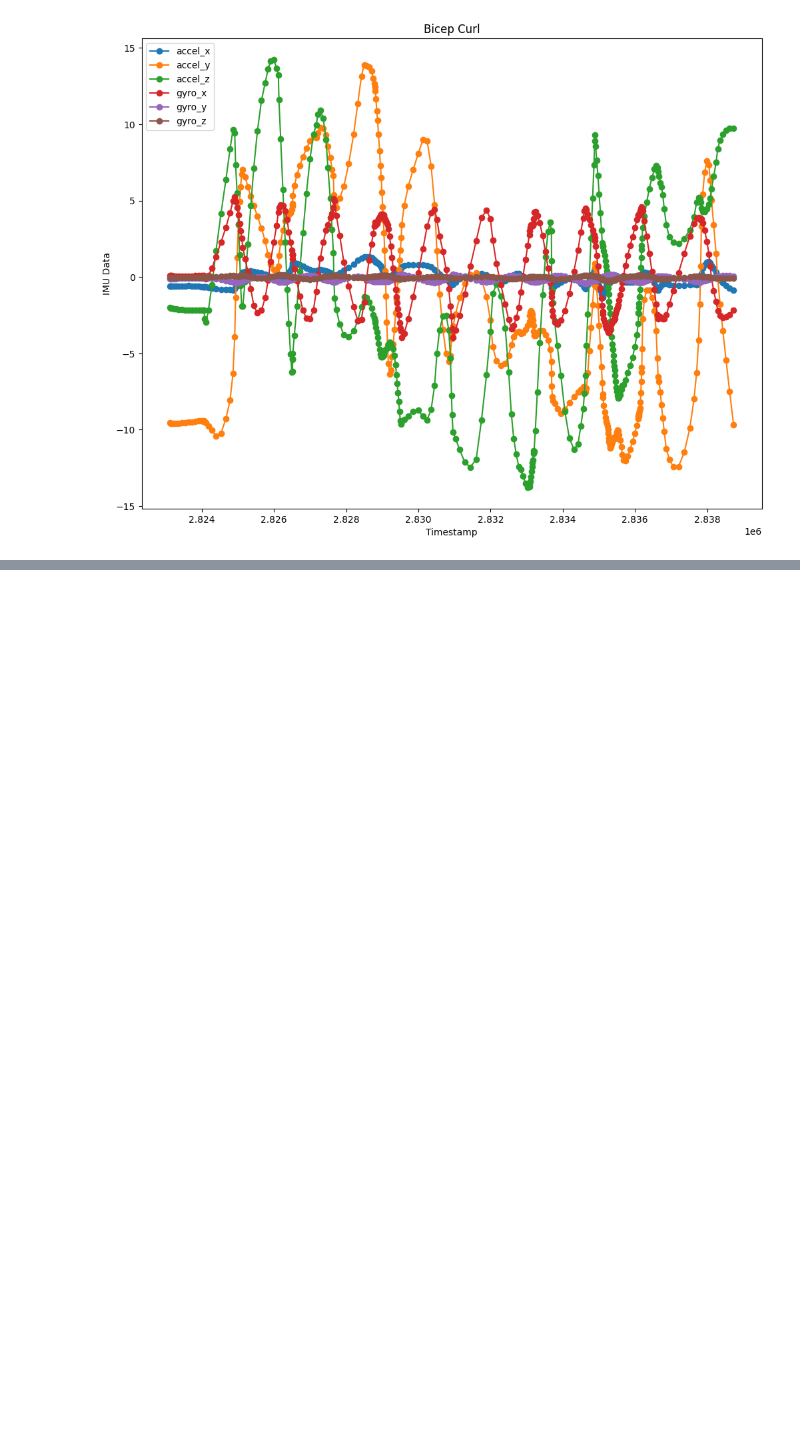
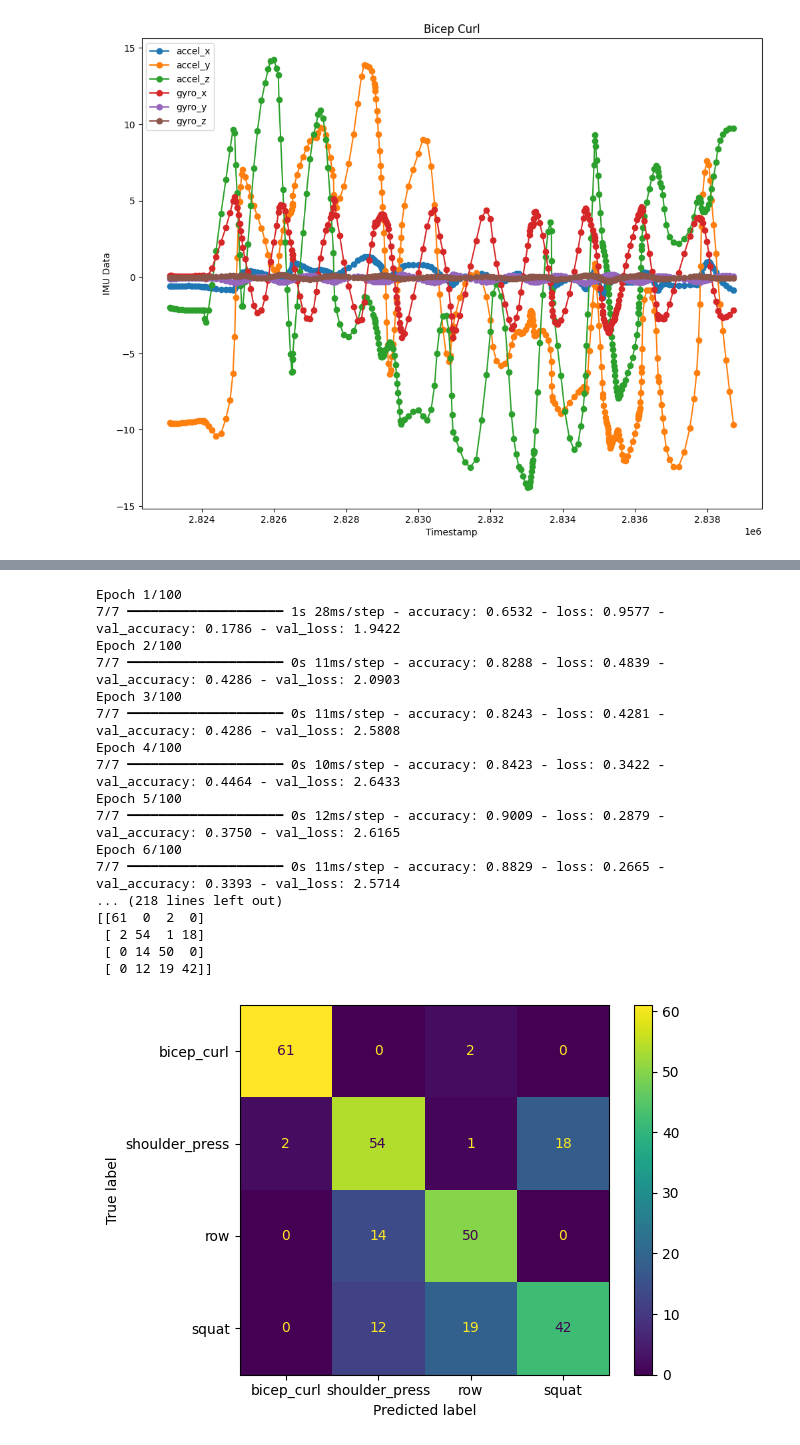
Before and after one commit to suzm10/wireless-imu-activity-tracking, a Jupyter notebook: data_process/process.ipynb, the cells around one changed output, grey strips where cells are left out. Drawn from its saved outputs; the diff is of its cells as text; code cells hidden in the pictures; blank space fills up the shorter version.

```diff
--- a/data_process/process.ipynb
+++ b/data_process/process.ipynb
@@ -387,34 +547,53 @@ cnn_model.summary()
 # %%
 cnn_model.fit(
     X_train, y_train,
     validation_split=0.2,
     # validation_data=(X_test, y_test),
     epochs=100,
-    batch_size=16,
+    batch_size=32,
     verbose=1,
     callbacks=[model_checkpoint_callback]
 )
 
 # cnn_model.load_weights(checkpoint_filepath)
 
 y_pred = np.argmax(cnn_model.predict(X_test), axis=1)
 y_true = np.argmax(y_test, axis=1)
 
 cm = confusion_matrix(y_true, y_pred)
 
 print(f"y_pred: {y_pred}")
 print(f"y_true: {y_true}")
 
 print("Accuracy:", accuracy_score(y_true, y_pred))
 print("Classification Report:\n", classification_report(y_true, y_pred))
 
 print(cm)
 
 #class_names = ["bicep_curl", "shoulder_press", "row", "deadlift", "squat"]
 class_names = ["bicep_curl", "shoulder_press", "row", "squat"]
 disp = ConfusionMatrixDisplay(confusion_matrix=cm, display_labels=class_names) # class_names are optional
 disp.plot()
 plt.show()
+# %% [output]
+Epoch 1/100
+7/7 ━━━━━━━━━━━━━━━━━━━━ 1s 28ms/step - accuracy: 0.6532 - loss: 0.9577 - val_accuracy: 0.1786 - val_loss: 1.9422
+Epoch 2/100
+7/7 ━━━━━━━━━━━━━━━━━━━━ 0s 11ms/step - accuracy: 0.8288 - loss: 0.4839 - val_accuracy: 0.4286 - val_loss: 2.0903
+Epoch 3/100
+7/7 ━━━━━━━━━━━━━━━━━━━━ 0s 11ms/step - accuracy: 0.8243 - loss: 0.4281 - val_accuracy: 0.4286 - val_loss: 2.5808
+Epoch 4/100
+7/7 ━━━━━━━━━━━━━━━━━━━━ 0s 10ms/step - accuracy: 0.8423 - loss: 0.3422 - val_accuracy: 0.4464 - val_loss: 2.6433
+Epoch 5/100
+7/7 ━━━━━━━━━━━━━━━━━━━━ 0s 12ms/step - accuracy: 0.9009 - loss: 0.2879 - val_accuracy: 0.3750 - val_loss: 2.6165
+Epoch 6/100
+7/7 ━━━━━━━━━━━━━━━━━━━━ 0s 11ms/step - accuracy: 0.8829 - loss: 0.2665 - val_accuracy: 0.3393 - val_loss: 2.5714
+... (218 lines left out)
+[[61  0  2  0]
+ [ 2 54  1 18]
+ [ 0 14 50  0]
+ [ 0 12 19 42]]
+[figure, added]
 # %%
 #for i, y in enumerate(y_pred):
 #    if y != y_true[i]:
```
Also changed, not shown: parts of 17 cells of this notebook, 2 other files.
